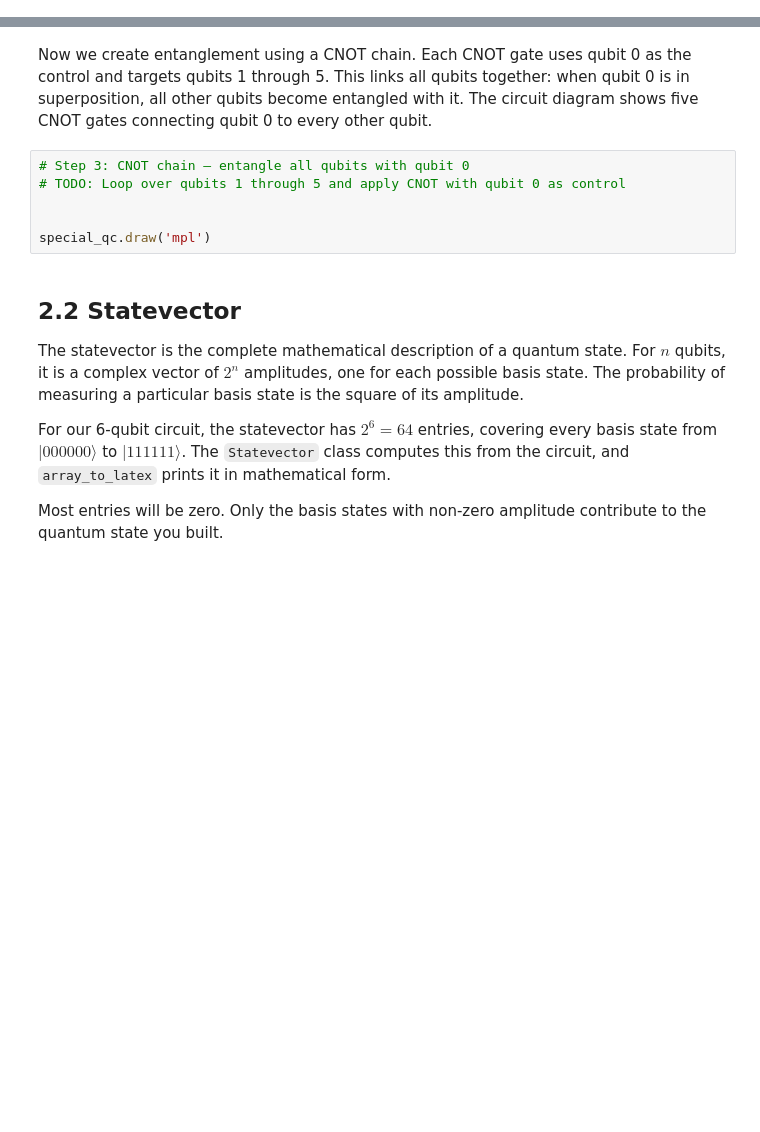
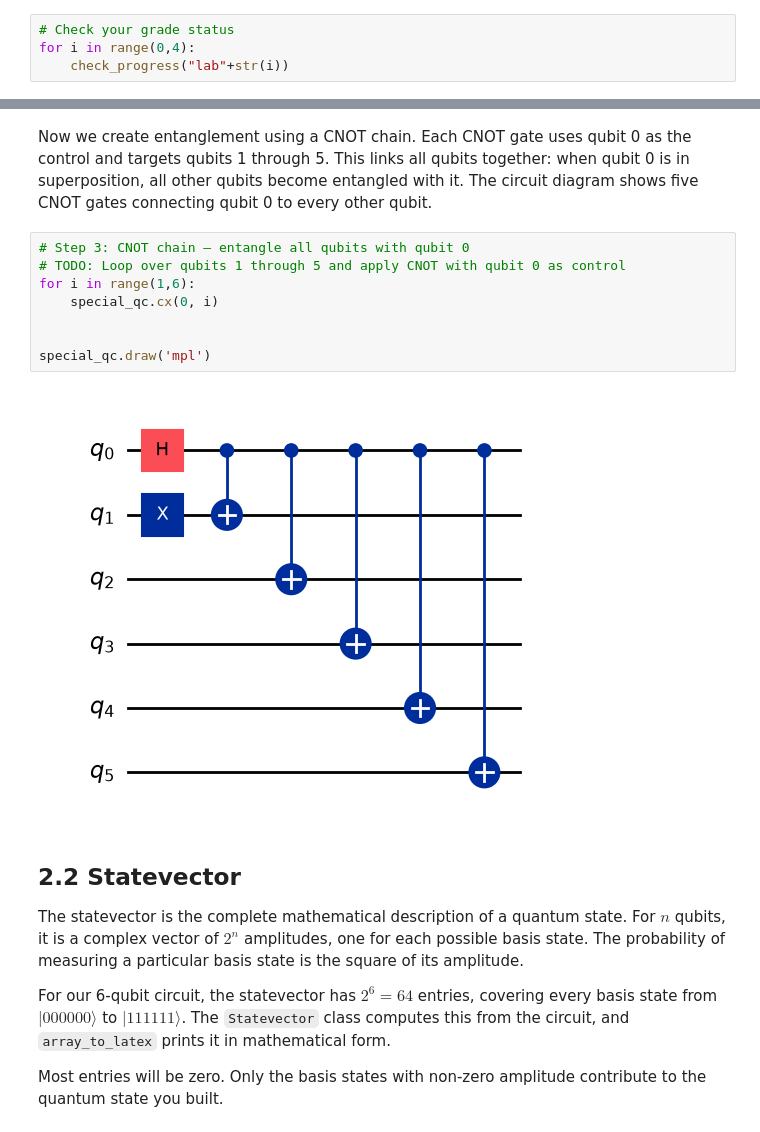
Before and after one commit to mamuzic/qgss-2026, a Jupyter notebook: lab-0/QGSS2026_Lab0.ipynb, the cells around one changed output, grey strips where cells are left out. Drawn from its saved outputs; the diff is of its cells as text; blank space fills up the shorter version.

```diff
--- a/lab-0/QGSS2026_Lab0.ipynb
+++ b/lab-0/QGSS2026_Lab0.ipynb
@@ -149,3 +149,7 @@ Grading your answer. Please wait...
 You have successfully connected to the grading server.
 You're all set to continue with the rest of the lab.
 You scored 1 on this exercise.
+# %%
+# Check your grade status
+for i in range(0,4):
+    check_progress("lab"+str(i))
@@ -473,9 +549,13 @@ Now we create entanglement using a CNOT chain. Each CNOT gate uses qubit 0 as th
 # %%
 # Step 3: CNOT chain — entangle all qubits with qubit 0
 # TODO: Loop over qubits 1 through 5 and apply CNOT with qubit 0 as control
+for i in range(1,6):
+    special_qc.cx(0, i)
 
 
 special_qc.draw('mpl')
+# %% [output]
+[figure, added]
 # %% [markdown]
 ## 2.2 Statevector
 
```
Also changed, not shown: parts of 26 cells of this notebook, 2 other files.
